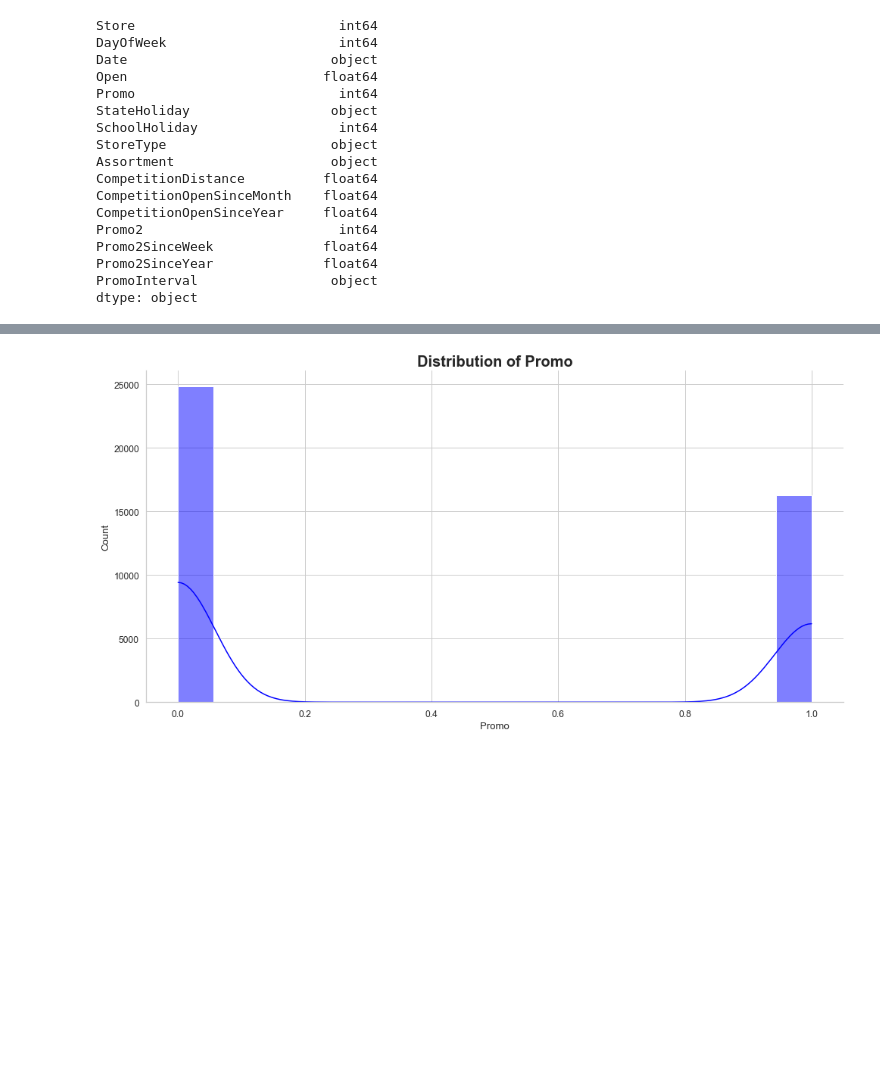
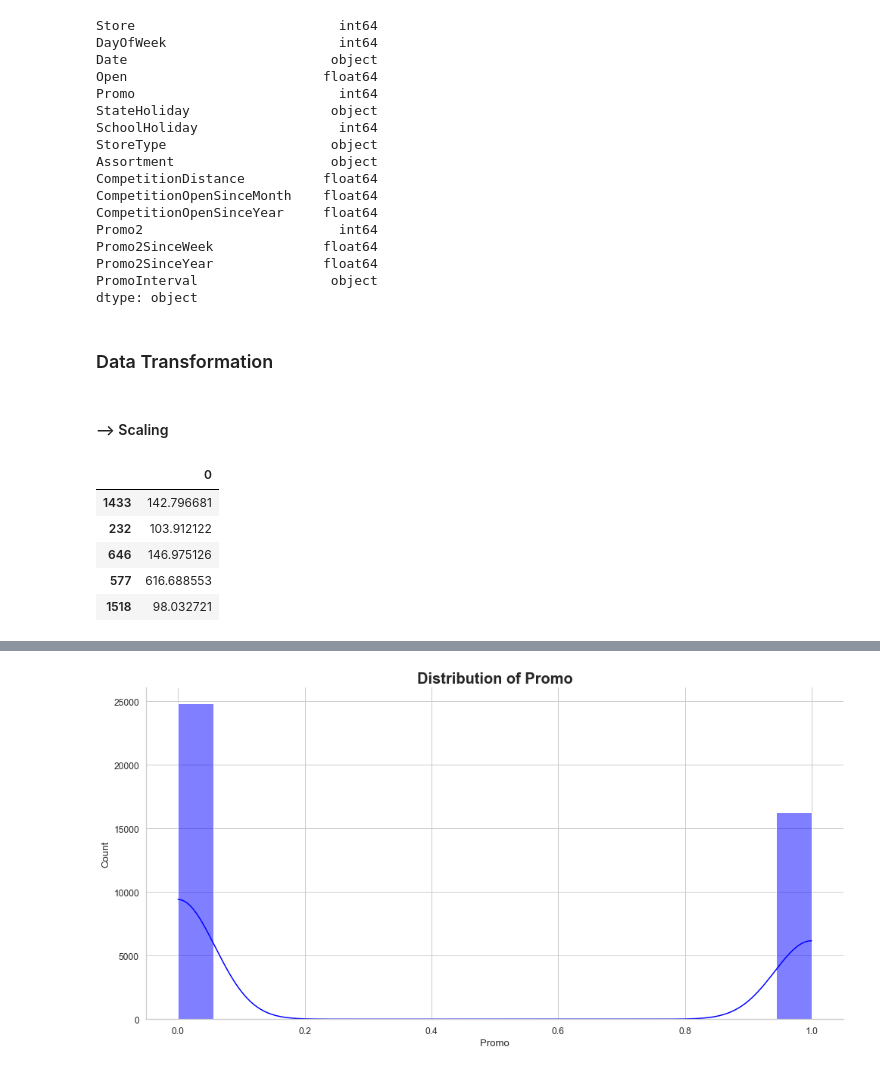
Before and after one commit to Tilda98/Pharmaceutical-Sales-Prediction, a Jupyter notebook: notebooks/EDA.ipynb, the cells around one changed output, grey strips where cells are left out. Drawn from its saved outputs; the diff is of its cells as text; code cells hidden in the pictures; blank space fills up the shorter version.

```diff
--- a/notebooks/EDA.ipynb
+++ b/notebooks/EDA.ipynb
@@ -245,3 +245,23 @@ Promo2SinceWeek              float64
 Promo2SinceYear              float64
 PromoInterval                 object
 dtype: object
+# %% [markdown]
+### Data Transformation
+# %% [markdown]
+#### --> Scaling
+# %%
+from sklearn.preprocessing import MinMaxScaler
+
+minmax_scaler = MinMaxScaler()
+
+# generate 1000 data points randomly drawn from an exponential distribution
+original_data = pd.DataFrame(np.random.exponential(200, size=2000))
+
+original_data.sample(5)
+# %% [output]
+|  | 0 |
+| 1433 | 142.796681 |
+| 232 | 103.912122 |
+| 646 | 146.975126 |
+| 577 | 616.688553 |
+| 1518 | 98.032721 |
```
Also changed, not shown: parts of 14 cells of this notebook.
